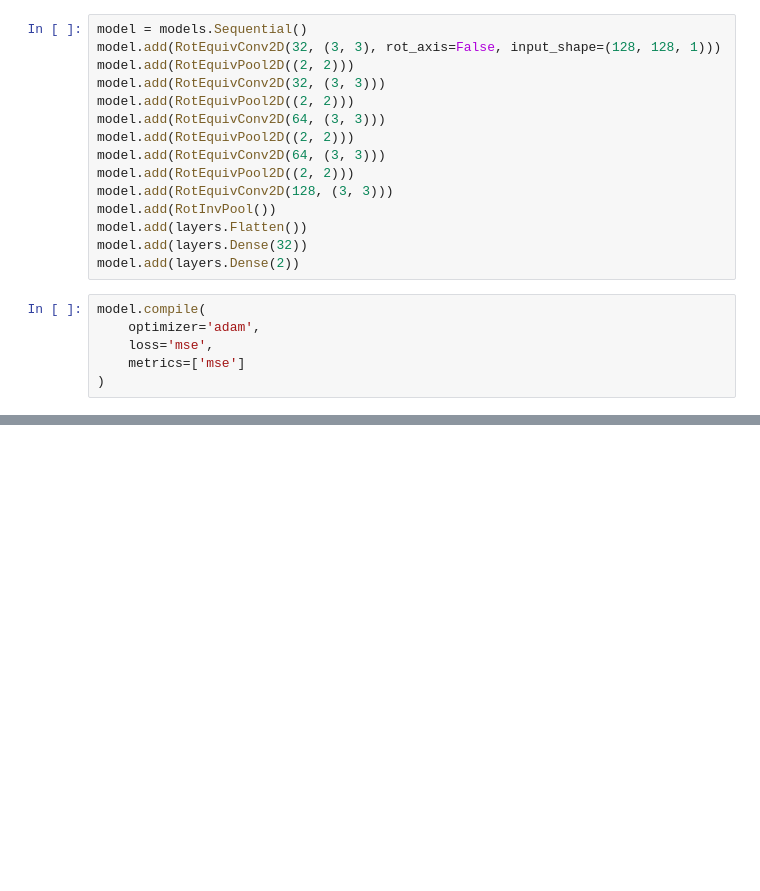
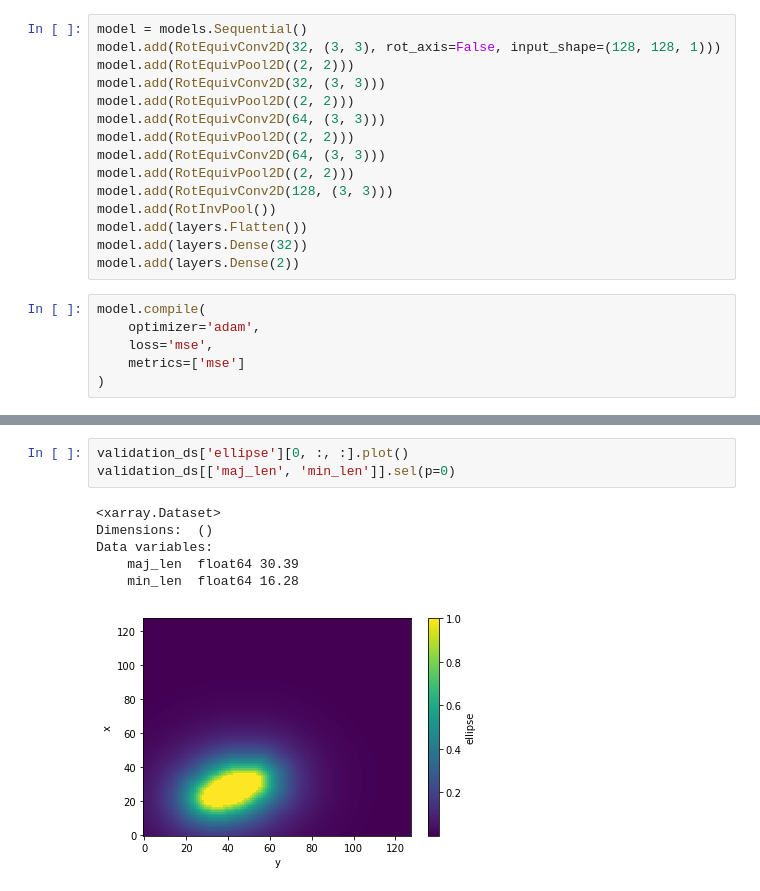
Before and after one commit to zyjux/gdl-storm-mode, a Jupyter notebook: notebooks/toy_dataset_gdl_CNN.ipynb, the cells around one changed output, grey strips where cells are left out. Saved outputs shown, nothing was run; the diff lists cells and outputs as text; blank space fills up the shorter version.

```diff
--- a/notebooks/toy_dataset_gdl_CNN.ipynb
+++ b/notebooks/toy_dataset_gdl_CNN.ipynb
@@ -124,0 +156,10 @@ history = model.fit(
+# %%
+validation_ds['ellipse'][0, :, :].plot()
+validation_ds[['maj_len', 'min_len']].sel(p=0)
+# %% [output]
+<xarray.Dataset>
+Dimensions:  ()
+Data variables:
+    maj_len  float64 30.39
+    min_len  float64 16.28
+[figure, added]
```
Also changed, not shown: parts of 9 cells of this notebook, 1 other file.
